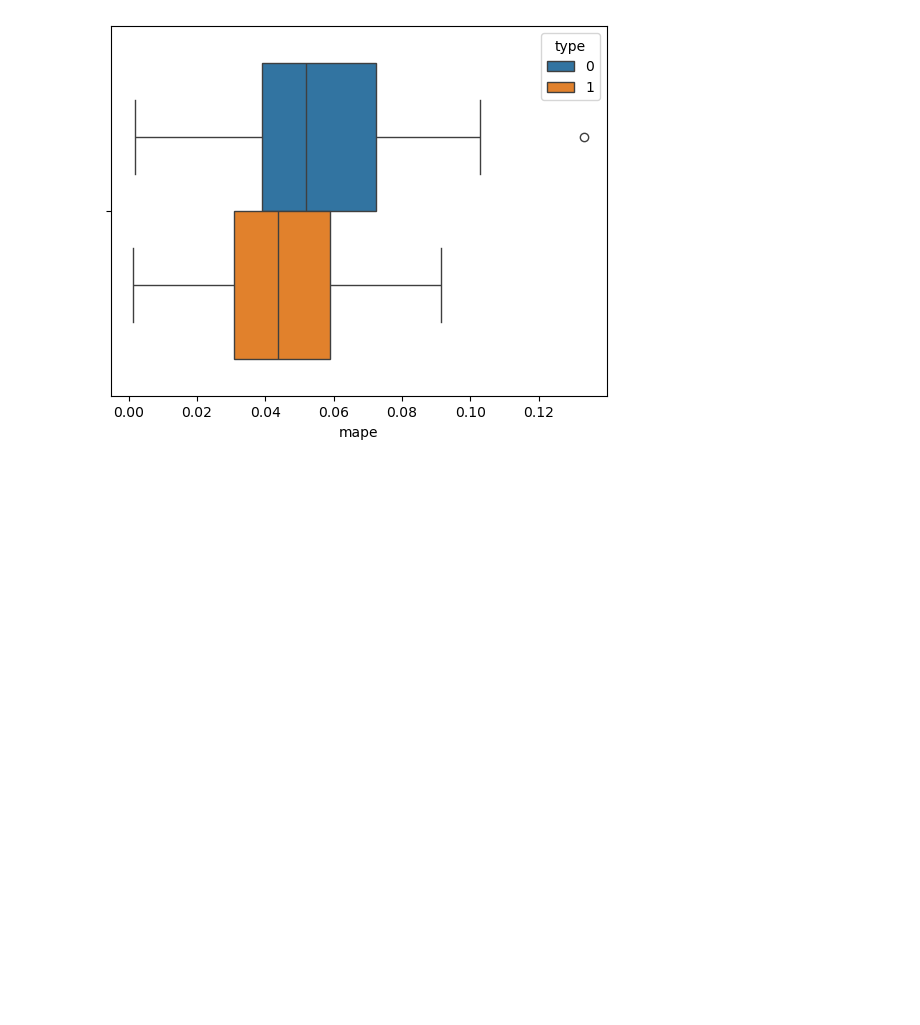
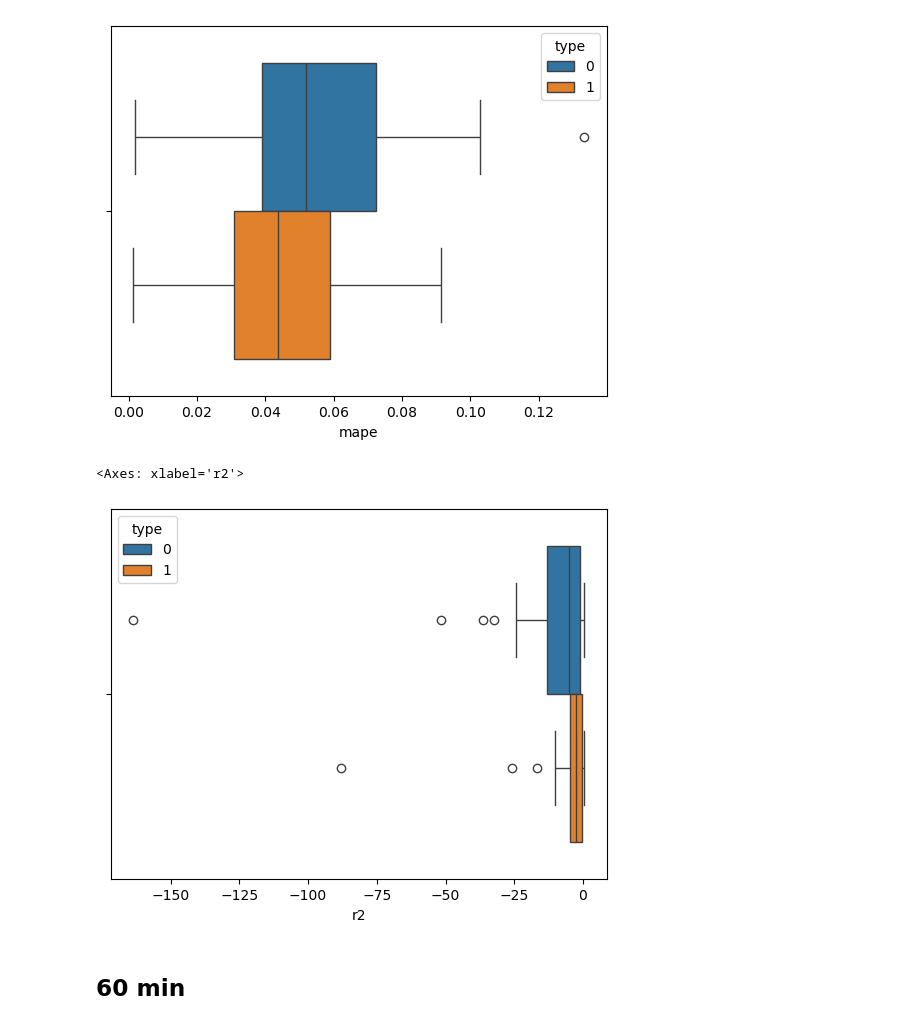
Before and after one commit to LuisDogo/Hypoglycemia_Prediction, a Jupyter notebook: notebooks/arima_approach.ipynb, the cells around one changed output. Drawn from its saved outputs; the diff is of its cells as text; code cells hidden in the pictures; blank space fills up the shorter version.

```diff
--- a/notebooks/arima_approach.ipynb
+++ b/notebooks/arima_approach.ipynb
@@ -264,4 +264,9 @@ sns.boxplot(data = general_metrics_30min, x = "mape", hue = "type")
 <Axes: xlabel='mape'>
 [figure]
 # %%
-sns.boxplot(data = general_metrics_30min, x = "mse", hue = "type")
+sns.boxplot(data = general_metrics_30min, x = "r2", hue = "type")
+# %% [output]
+<Axes: xlabel='r2'>
+[figure, added]
+# %% [markdown]
+## 60 min
```
Also changed, not shown: parts of 10 cells of this notebook.
